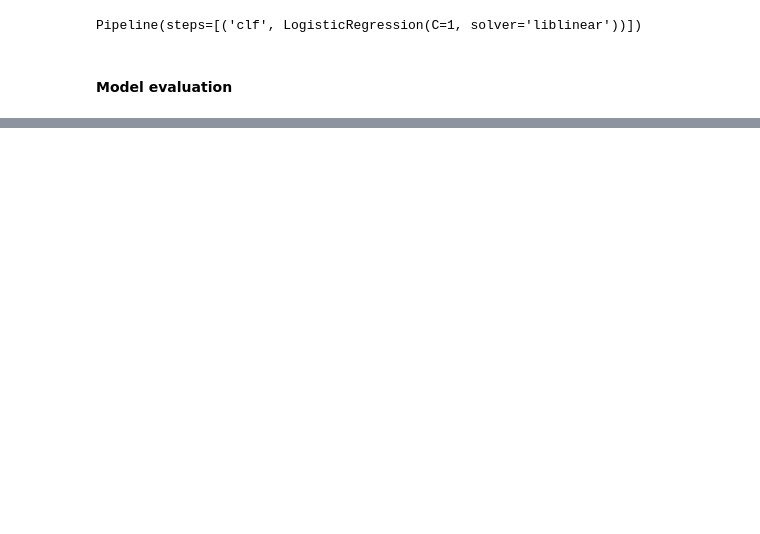
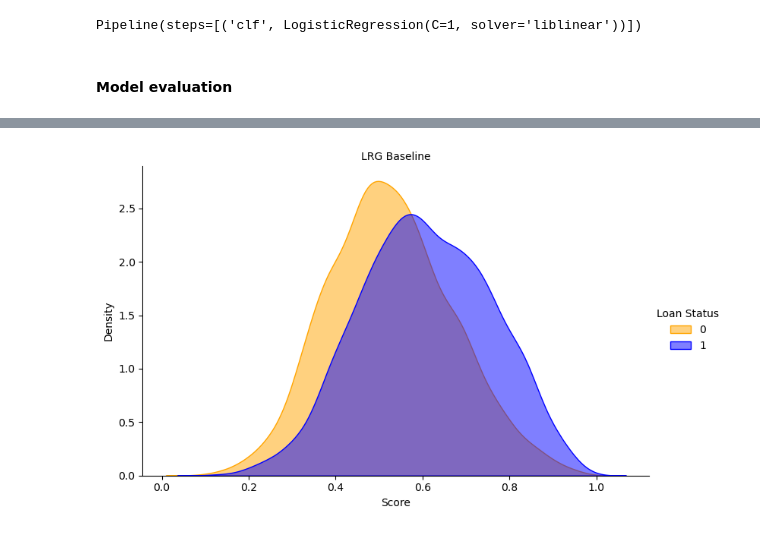
Before and after one commit to iserranoz/aprendizaje_maquina1, a Jupyter notebook: desc_baseline.ipynb, the cells around one changed output, grey strips where cells are left out. Cells and saved outputs as stored; diff of their text form; code cells hidden in the pictures; blank space fills up the shorter version.

```diff
--- a/desc_baseline.ipynb
+++ b/desc_baseline.ipynb
@@ -114,0 +169,4 @@ metrics_df
+# %%
+plot_density(df_test['pred_proba-LRG'], df_test['target'],  "LRG Baseline")
+# %% [output]
+[figure, added]
```
Also changed, not shown: parts of 24 cells of this notebook, 5 other files.
